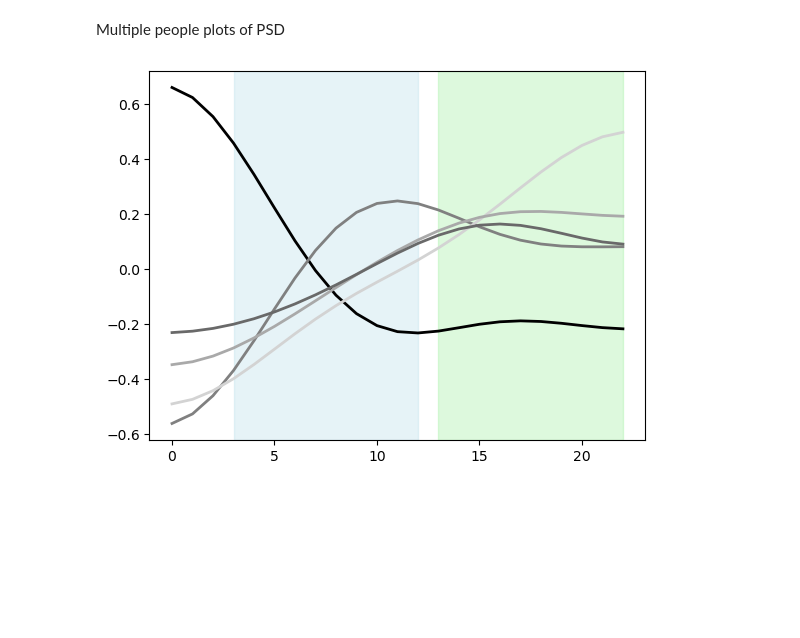
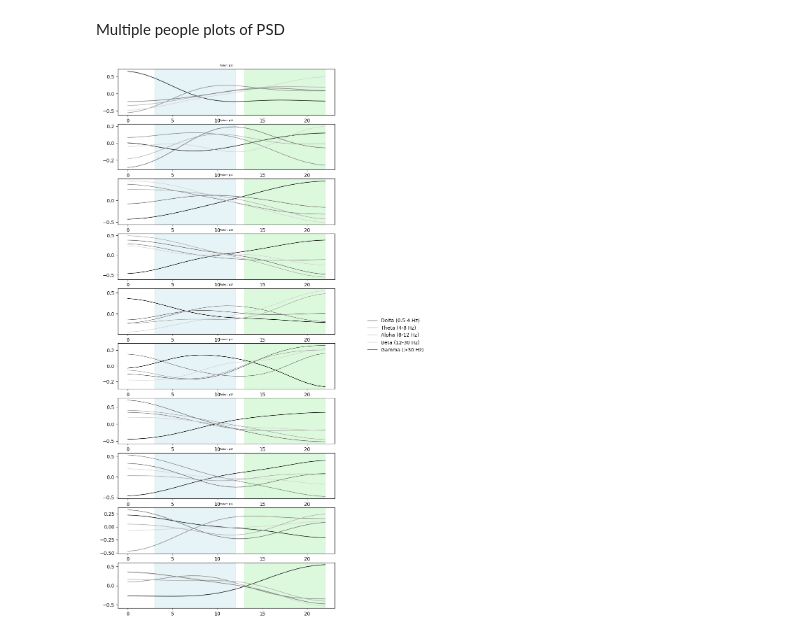
Before and after one commit to RasDTU02/EEGBachelorProjekt, a Jupyter notebook: testing_of_methods.ipynb, the cells around one changed output. Saved outputs shown, nothing was run; the diff lists cells and outputs as text; code cells hidden in the pictures; blank space fills up the shorter version.

Commit message:
plotting functions

```diff
--- a/testing_of_methods.ipynb
+++ b/testing_of_methods.ipynb
@@ -144,2 +85,28 @@ plt.show()
+# %%
+def plot_patients(patient_data, patient_numbers):
+    num_patients = len(patient_numbers)
+    fig, axes = plt.subplots(nrows=num_patients, ncols=1, figsize=(8, num_patients * 2))  # Adjust the figure height
+
+
+    if num_patients == 1:
+        axes = [axes]
+
+
+    for i, patient_number in enumerate(patient_numbers):
+        data = patient_data[patient_number]
+        plot_eeg_data(axes[i], data, patient_number)
+
+    stimuli_patches = [
+    Patch(color=stimuli_colors[1], label='Medical Staff Voice'),
+    Patch(color=stimuli_colors[2], label='Familiar Voice')
+    ]
+    handles, labels = plt.gca().get_legend_handles_labels()
+    fig.legend(handles, labels, loc='center left', bbox_to_anchor=(1, 0.5), frameon=False)
+
+    plt.title('')
+    plt.xlabel('')
+    plt.ylabel('')
+
+    plt.show()
 # %% [markdown]
 Multiple people plots of PSD
@@ -200,4 +112,0 @@ def plot_eeg_data(data, patient_number, sigma=5, color_dict=None):
-# %%
-plot_eeg_data(data, patient_number=53, sigma=5, color_dict=None)
-# %% [output]
-[figure, removed]
@@ -235,0 +113,5 @@ def plot_multiple_people(data_list, sigma=5):
+# %%
+patients_to_plot = patient_numbers[:10]  # Example patient numbers
+plot_patients(patient_data, patients_to_plot)
+# %% [output]
+[figure, added]
```
Also changed, not shown: parts of 7 cells of this notebook.
